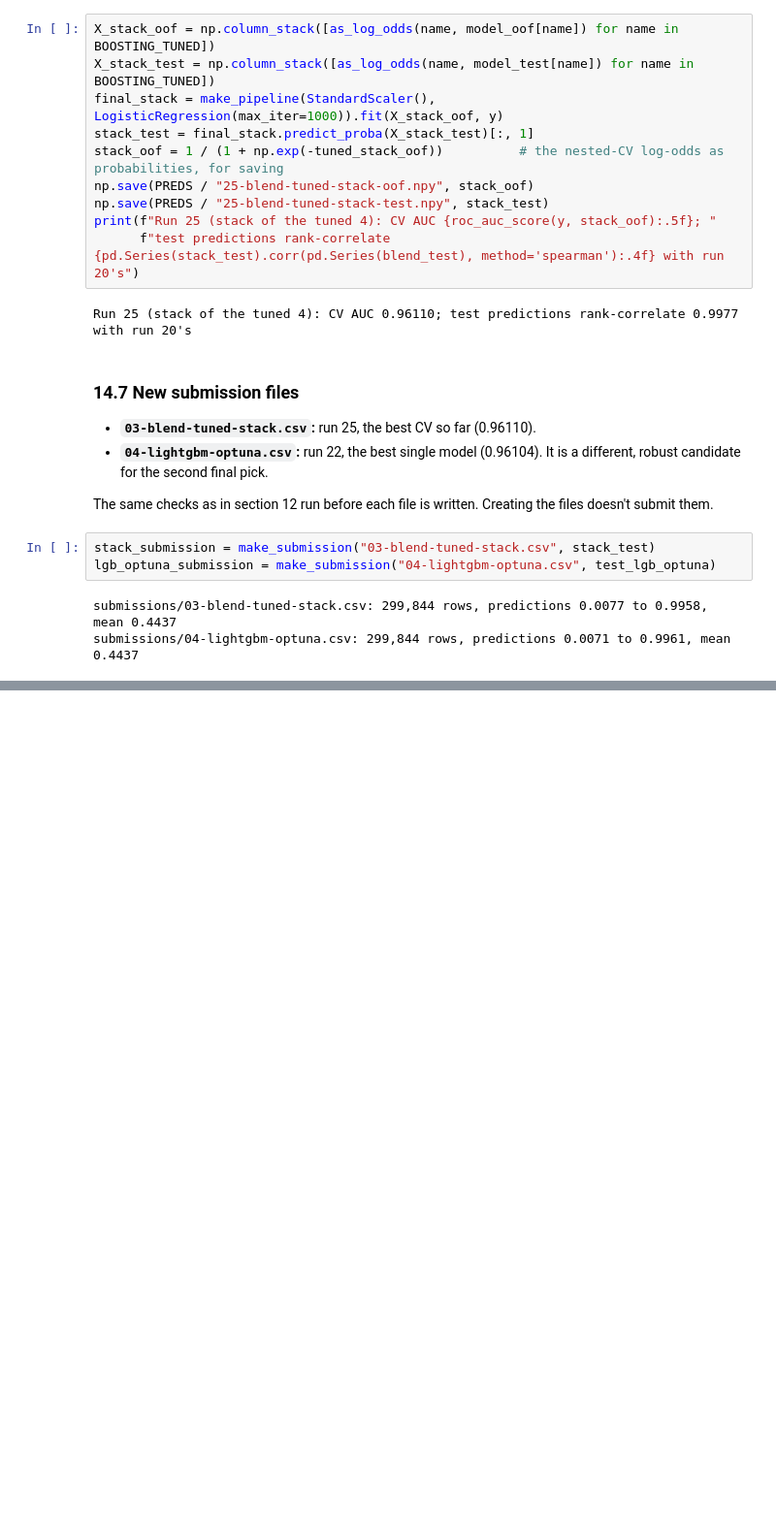
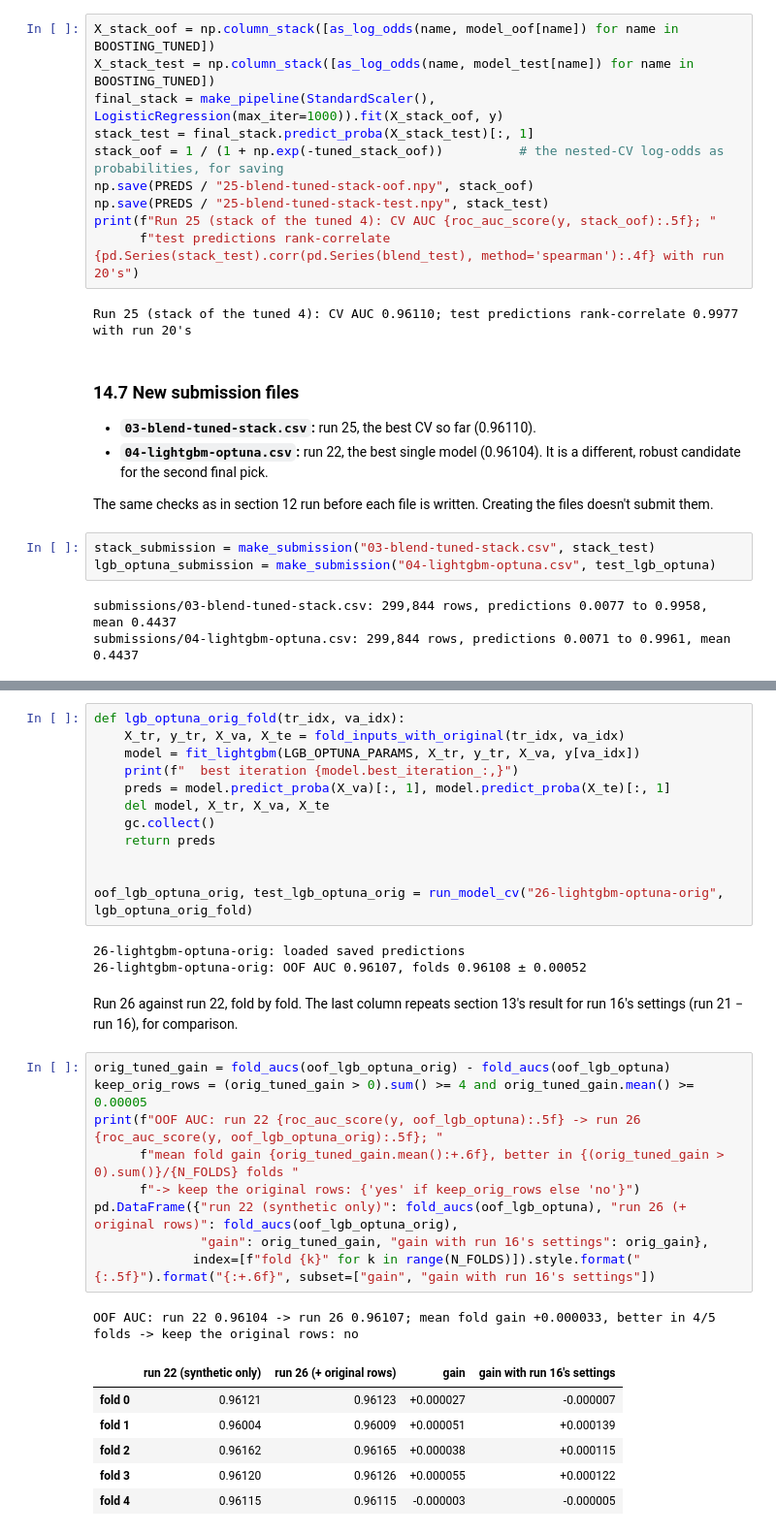
Before and after one commit to batyrkhanz015/kaggle-airline-satisfaction-s6-10, a Jupyter notebook: airline-satisfaction.ipynb, the cells around one changed output, grey strips where cells are left out. Shown at 97% size. Saved outputs shown, nothing was run; the diff lists cells and outputs as text; blank space fills up the shorter version.

```diff
--- a/airline-satisfaction.ipynb
+++ b/airline-satisfaction.ipynb
@@ -3015,0 +3024,34 @@ submissions/04-lightgbm-optuna.csv: 299,844 rows, predictions 0.0071 to 0.9961,
+# %%
+def lgb_optuna_orig_fold(tr_idx, va_idx):
+    X_tr, y_tr, X_va, X_te = fold_inputs_with_original(tr_idx, va_idx)
+    model = fit_lightgbm(LGB_OPTUNA_PARAMS, X_tr, y_tr, X_va, y[va_idx])
+    print(f"  best iteration {model.best_iteration_:,}")
+    preds = model.predict_proba(X_va)[:, 1], model.predict_proba(X_te)[:, 1]
+    del model, X_tr, X_va, X_te
+    gc.collect()
+    return preds
+
+
+oof_lgb_optuna_orig, test_lgb_optuna_orig = run_model_cv("26-lightgbm-optuna-orig", lgb_optuna_orig_fold)
+# %% [output]
+26-lightgbm-optuna-orig: loaded saved predictions
+26-lightgbm-optuna-orig: OOF AUC 0.96107, folds 0.96108 ± 0.00052
+# %% [markdown]
+Run 26 against run 22, fold by fold. The last column repeats section 13's result for run 16's settings (run 21 − run 16), for comparison.
+# %%
+orig_tuned_gain = fold_aucs(oof_lgb_optuna_orig) - fold_aucs(oof_lgb_optuna)
+keep_orig_rows = (orig_tuned_gain > 0).sum() >= 4 and orig_tuned_gain.mean() >= 0.00005
+print(f"OOF AUC: run 22 {roc_auc_score(y, oof_lgb_optuna):.5f} -> run 26 {roc_auc_score(y, oof_lgb_optuna_orig):.5f}; "
+      f"mean fold gain {orig_tuned_gain.mean():+.6f}, better in {(orig_tuned_gain > 0).sum()}/{N_FOLDS} folds "
+      f"-> keep the original rows: {'yes' if keep_orig_rows else 'no'}")
+pd.DataFrame({"run 22 (synthetic only)": fold_aucs(oof_lgb_optuna), "run 26 (+ original rows)": fold_aucs(oof_lgb_optuna_orig),
+              "gain": orig_tuned_gain, "gain with run 16's settings": orig_gain},
+             index=[f"fold {k}" for k in range(N_FOLDS)]).style.format("{:.5f}").format("{:+.6f}", subset=["gain", "gain with run 16's settings"])
+# %% [output]
+OOF AUC: run 22 0.96104 -> run 26 0.96107; mean fold gain +0.000033, better in 4/5 folds -> keep the original rows: no
+|  | run 22 (synthetic only) | run 26 (+ original rows) | gain | gain with run 16's settings |
+| fold 0 | 0.96121 | 0.96123 | +0.000027 | -0.000007 |
+| fold 1 | 0.96004 | 0.96009 | +0.000051 | +0.000139 |
+| fold 2 | 0.96162 | 0.96165 | +0.000038 | +0.000115 |
+| fold 3 | 0.96120 | 0.96126 | +0.000055 | +0.000122 |
+| fold 4 | 0.96115 | 0.96115 | -0.000003 | -0.000005 |
```
Also changed, not shown: parts of 3 cells of this notebook, 1 other file.
